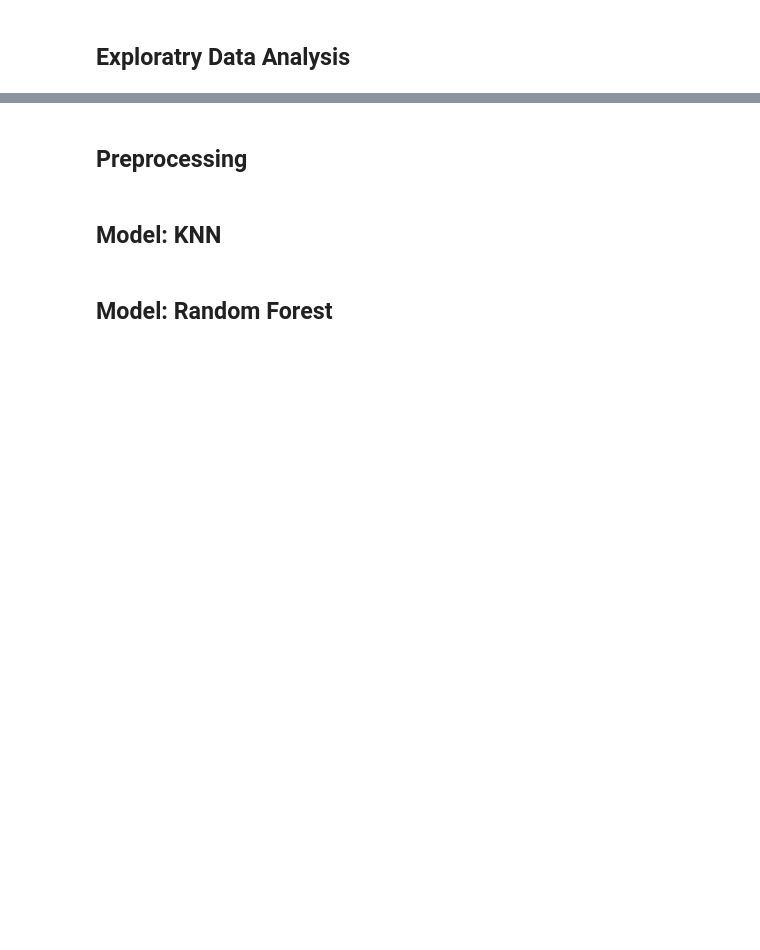
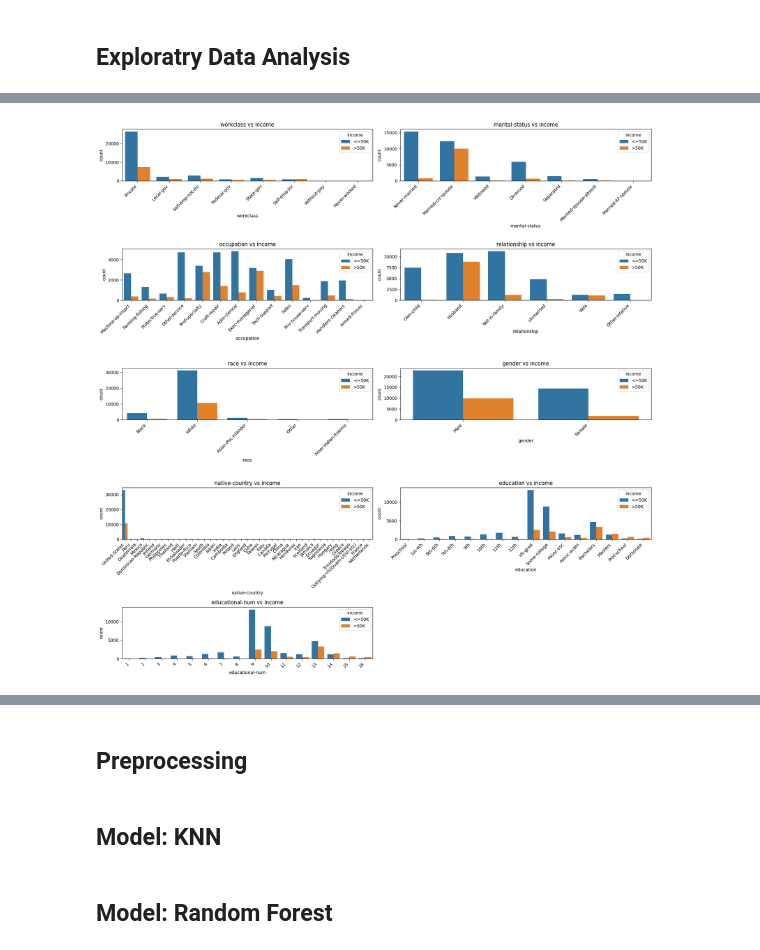
Before and after one commit to swirita/Adult-Income-Prediction, a Jupyter notebook: Adult_Income_Prediction.ipynb, the cells around one changed output, grey strips where cells are left out. Saved outputs shown, nothing was run; the diff lists cells and outputs as text; code cells hidden in the pictures; blank space fills up the shorter version.

```diff
--- a/Adult_Income_Prediction.ipynb
+++ b/Adult_Income_Prediction.ipynb
@@ -59,0 +343,35 @@ Path to dataset files: /kaggle/input/adult-income-dataset
+# %%
+category_orders = {
+    'education': ['Preschool', '1st-4th', '5th-6th', '7th-8th', '9th', '10th', '11th', '12th', 'HS-grad',
+                  'Some-college', 'Assoc-voc', 'Assoc-acdm', 'Bachelors', 'Masters', 'Prof-school', 'Doctorate'],
+    'educational-num': [1,2,3,4,5,6,7,8,9,10,11,12,13,14,15,16]
+}
+
+features = categorical_cols + ordinal_cols
+
+fig, axes = plt.subplots(5, 2, figsize=(18, 18))
+axes = axes.flatten()
+
+for i, col in enumerate(features):
+
+    sns.countplot(
+        data=df,
+        x=col,
+        hue=target,
+        order=category_orders.get(col),
+        ax=axes[i]
+    )
+
+    axes[i].set_title(f'{col} vs income')
+    axes[i].tick_params(axis='x', rotation=45)
+    for label in axes[i].get_xticklabels():
+        label.set_horizontalalignment('right')
+
+# Remove unused subplots
+for j in range(len(features), len(axes)):
+    fig.delaxes(axes[j])
+
+plt.tight_layout()
+plt.show()
+# %% [output]
+[figure, added]
```
Also changed, not shown: parts of 27 cells of this notebook.
